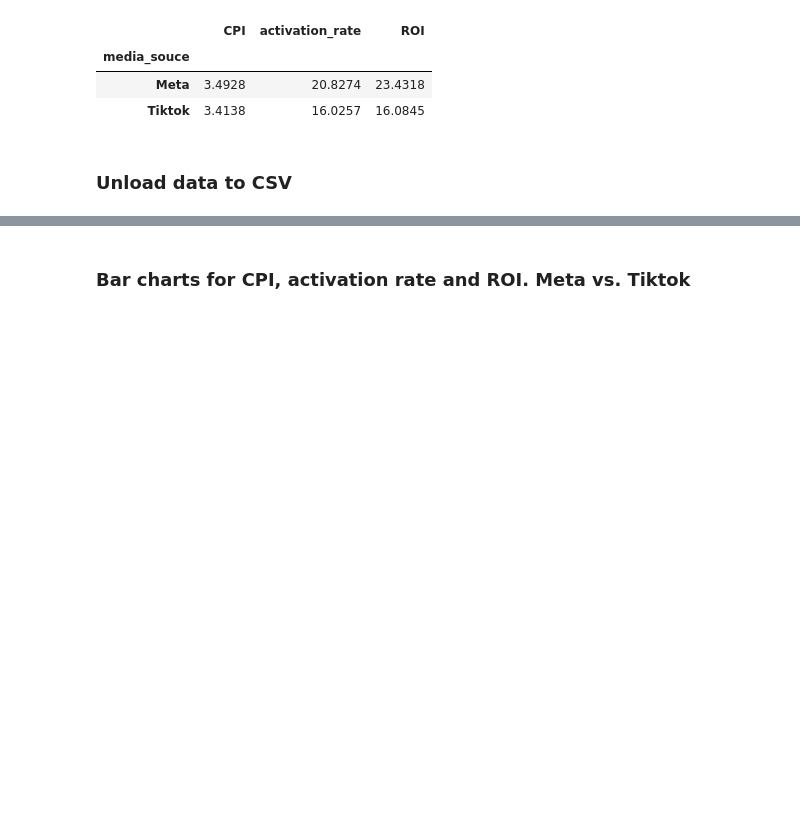
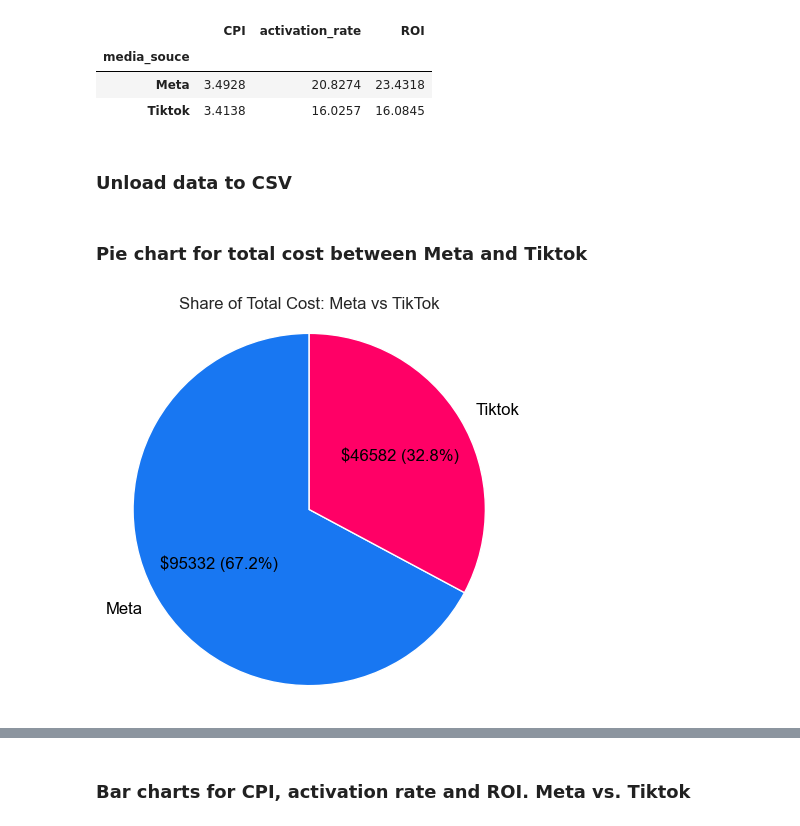
Before and after one commit to panicua/tt_keiki, a Jupyter notebook: task_num_3/dashboard_calculations.ipynb, the cells around one changed output, grey strips where cells are left out. Cells and saved outputs as stored; diff of their text form; code cells hidden in the pictures; blank space fills up the shorter version.

```diff
--- a/task_num_3/dashboard_calculations.ipynb
+++ b/task_num_3/dashboard_calculations.ipynb
@@ -108,3 +108,38 @@ grouped_metrics
 ### Unload data to CSV
 # %%
 grouped_metrics.to_csv('grouped_metrics.csv')
+# %% [markdown]
+### Pie chart for total cost between Meta and Tiktok
+# %%
+# Grouping the data by media source to get the total cost for each
+cost_by_source = df_social_networks.groupby("media_souce")["cost"].sum()
+
+# Function to format the labels with both dollar amount and percentage
+def autopct_format(pct, values):
+    total = sum(values)
+    absolute = int(round(pct * total / 100))
+    return f"${absolute} ({pct:.1f}%)"
+
+# Create the pie chart
+fig, ax = plt.subplots(figsize=(5, 5))
+
+# Pie chart with formatted labels for both dollar amount and percentage
+wedges, texts, autotexts = ax.pie(
+    cost_by_source,
+    labels=cost_by_source.index,
+    autopct=lambda pct: autopct_format(pct, cost_by_source),
+    colors=["#1877F2", "#ff0066"],  # Meta and TikTok colors
+    startangle=90,
+    textprops=dict(color="black", fontsize=12)
+)
+
+# Equal aspect ratio ensures that pie is drawn as a circle
+ax.axis("equal")
+
+# Title
+ax.set_title("Share of Total Cost: Meta vs TikTok")
+
+# Show the plot
+plt.show()
+# %% [output]
+[figure, added]
```
Also changed, not shown: parts of 6 cells of this notebook.
